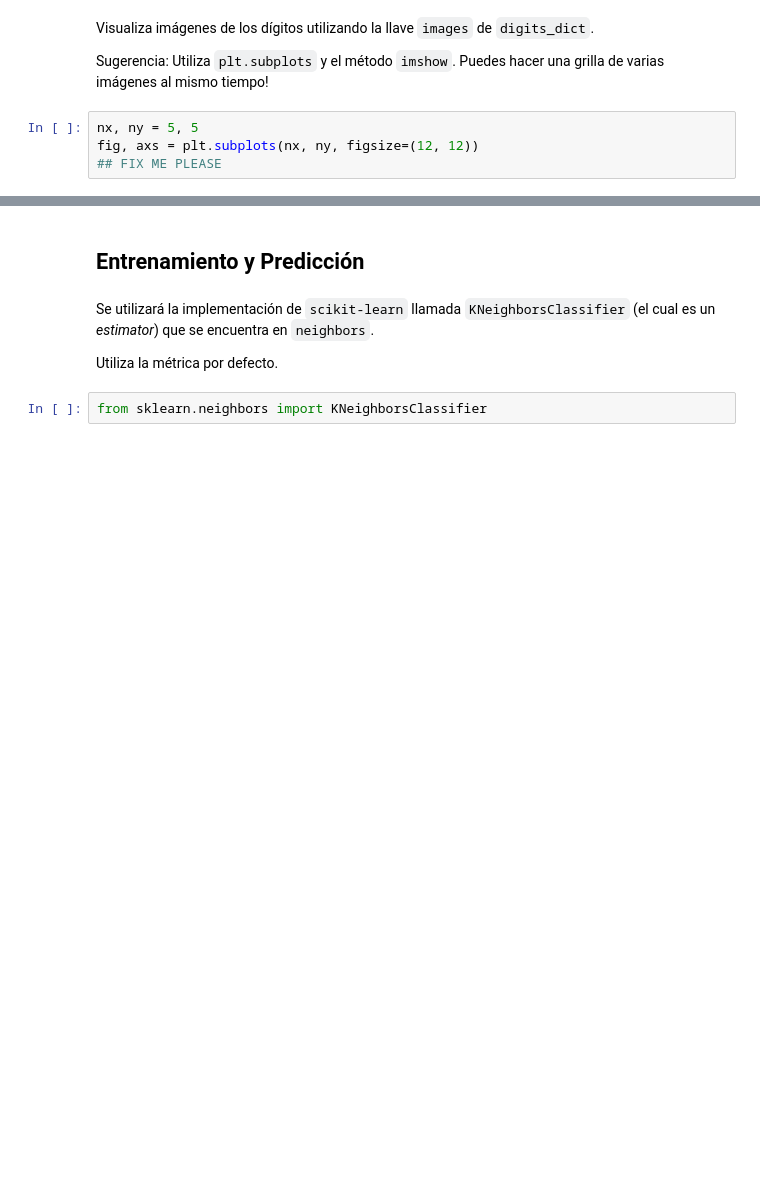
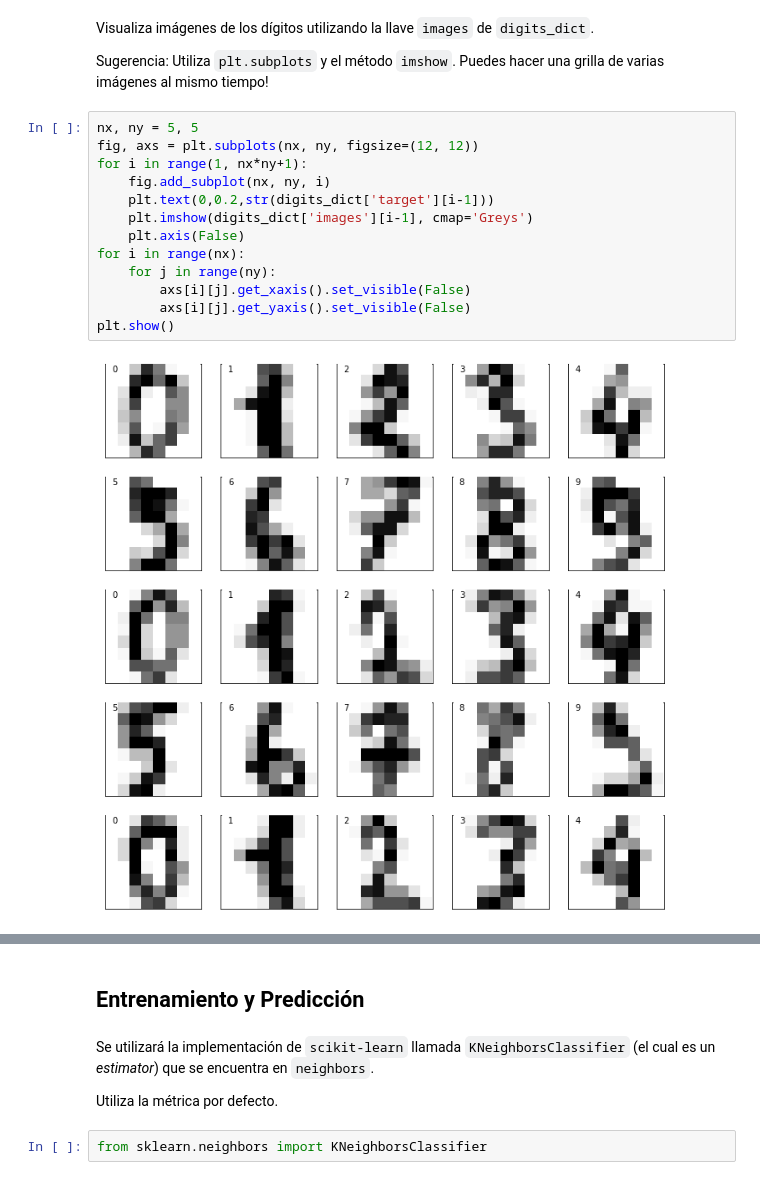
Before and after one commit to EduardoRubioM/mat281_portfolio, a Jupyter notebook: m05_data_science/m05_project01/m05_project01.ipynb, the cells around one changed output, grey strips where cells are left out. Drawn from its saved outputs; the diff is of its cells as text; blank space fills up the shorter version.

```diff
--- a/m05_data_science/m05_project01/m05_project01.ipynb
+++ b/m05_data_science/m05_project01/m05_project01.ipynb
@@ -177,10 +255,21 @@ digits_dict["images"][0]
 Visualiza imágenes de los dígitos utilizando la llave `images` de `digits_dict`.
 
 Sugerencia: Utiliza `plt.subplots` y el método `imshow`. Puedes hacer una grilla de varias imágenes al mismo tiempo!
-# %%
-nx, ny = 5, 5
-fig, axs = plt.subplots(nx, ny, figsize=(12, 12))
-## FIX ME PLEASE
+# %%
+nx, ny = 5, 5
+fig, axs = plt.subplots(nx, ny, figsize=(12, 12))
+for i in range(1, nx*ny+1):
+    fig.add_subplot(nx, ny, i)
+    plt.text(0,0.2,str(digits_dict['target'][i-1]))
+    plt.imshow(digits_dict['images'][i-1], cmap='Greys')
+    plt.axis(False)
+for i in range(nx):
+    for j in range(ny):
+        axs[i][j].get_xaxis().set_visible(False)
+        axs[i][j].get_yaxis().set_visible(False)
+plt.show()
+# %% [output]
+[figure, added]
 # %% [markdown]
 <a id='train_and_prediction'></a>
 # %% [markdown]
```
Also changed, not shown: parts of 46 cells of this notebook.
